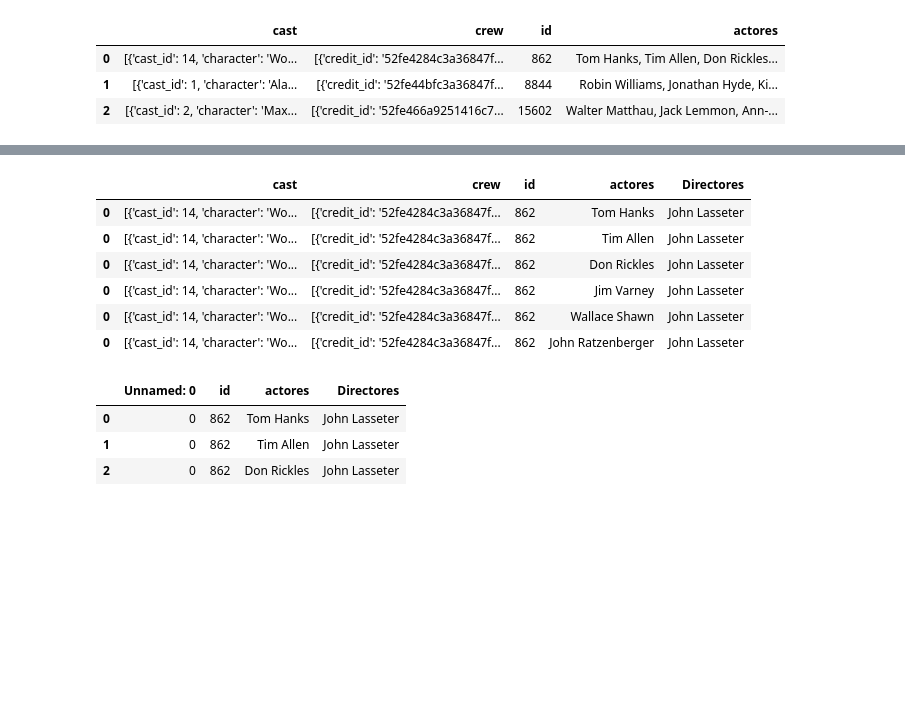
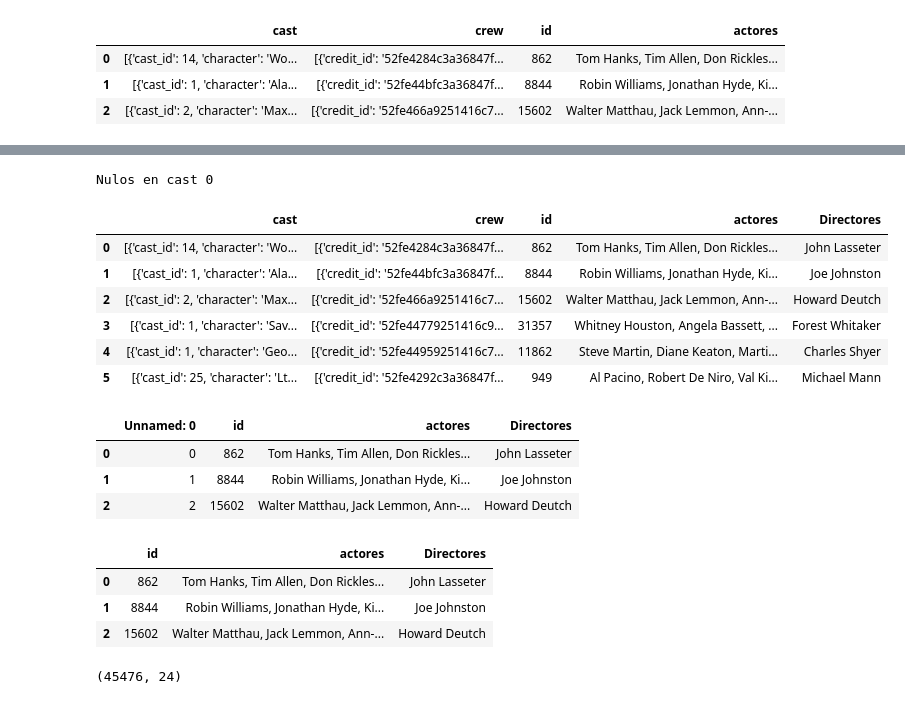
Before and after one commit to rmanzi13/PROYECTO-1-ML, a Jupyter notebook: ETL.ipynb, the cells around one changed output, grey strips where cells are left out. Cells and saved outputs as stored; diff of their text form; code cells hidden in the pictures; blank space fills up the shorter version.

```diff
--- a/ETL.ipynb
+++ b/ETL.ipynb
@@ -402,10 +402,3 @@ data_credits.head(3)
 | 0 | [{'cast_id': 14, 'character': 'Wo... | [{'credit_id': '52fe4284c3a36847f... | 862 | Tom Hanks, Tim Allen, Don Rickles... |
 | 1 | [{'cast_id': 1, 'character': 'Ala... | [{'credit_id': '52fe44bfc3a36847f... | 8844 | Robin Williams, Jonathan Hyde, Ki... |
 | 2 | [{'cast_id': 2, 'character': 'Max... | [{'credit_id': '52fe466a9251416c7... | 15602 | Walter Matthau, Jack Lemmon, Ann-... |
-# %%
-# Separo actores en filas individuales y manejo los valores nulos que pueda haber.
-
-data_credits['actores'] = data_credits['actores'].apply(lambda x: x.split(', ') if pd.notnull(x) else [])
-df_credits = data_credits.explode('actores')
-
-print(df_credits)
@@ -430,21 +405,26 @@ print(df_credits)
+# %%
+data_credits['cast'].fillna(0, inplace = True)
+print('Nulos en cast', data_credits.cast.isna().sum())
+# %% [output]
+Nulos en cast 0
 # %%
 # Vamos a trabajar la columna crew, para ello importamos la librería re
 import re    # importamos esta librería ya que la columna crew tiene muchas expresiones regulares
 
 # Definir el patrón de la expresión regular para extraer el nombre del director
 pattern = r"'job':\s*'Director',\s*'name':\s*'([^']*)'"
 
 # Aplicar la expresión regular a cada valor de la columna 'crew' y guardar el resultado en una nueva columna 'Director'
-df_credits['Directores'] = df_credits['crew'].apply(lambda x: re.search(pattern, x).group(1) if re.search(pattern, x) else '')
+data_credits['Directores'] = data_credits['crew'].apply(lambda x: re.search(pattern, x).group(1) if re.search(pattern, x) else '')
 
-df_credits.head(6)
+data_credits.head(6)
 # %% [output]
 |  | cast | crew | id | actores | Directores |
-| 0 | [{'cast_id': 14, 'character': 'Wo... | [{'credit_id': '52fe4284c3a36847f... | 862 | Tom Hanks | John Lasseter |
-| 0 | [{'cast_id': 14, 'character': 'Wo... | [{'credit_id': '52fe4284c3a36847f... | 862 | Tim Allen | John Lasseter |
-| 0 | [{'cast_id': 14, 'character': 'Wo... | [{'credit_id': '52fe4284c3a36847f... | 862 | Don Rickles | John Lasseter |
-| 0 | [{'cast_id': 14, 'character': 'Wo... | [{'credit_id': '52fe4284c3a36847f... | 862 | Jim Varney | John Lasseter |
-| 0 | [{'cast_id': 14, 'character': 'Wo... | [{'credit_id': '52fe4284c3a36847f... | 862 | Wallace Shawn | John Lasseter |
-| 0 | [{'cast_id': 14, 'character': 'Wo... | [{'credit_id': '52fe4284c3a36847f... | 862 | John Ratzenberger | John Lasseter |
+| 0 | [{'cast_id': 14, 'character': 'Wo... | [{'credit_id': '52fe4284c3a36847f... | 862 | Tom Hanks, Tim Allen, Don Rickles... | John Lasseter |
+| 1 | [{'cast_id': 1, 'character': 'Ala... | [{'credit_id': '52fe44bfc3a36847f... | 8844 | Robin Williams, Jonathan Hyde, Ki... | Joe Johnston |
+| 2 | [{'cast_id': 2, 'character': 'Max... | [{'credit_id': '52fe466a9251416c7... | 15602 | Walter Matthau, Jack Lemmon, Ann-... | Howard Deutch |
+| 3 | [{'cast_id': 1, 'character': 'Sav... | [{'credit_id': '52fe44779251416c9... | 31357 | Whitney Houston, Angela Bassett, ... | Forest Whitaker |
+| 4 | [{'cast_id': 1, 'character': 'Geo... | [{'credit_id': '52fe44959251416c7... | 11862 | Steve Martin, Diane Keaton, Marti... | Charles Shyer |
+| 5 | [{'cast_id': 25, 'character': 'Lt... | [{'credit_id': '52fe4292c3a36847f... | 949 | Al Pacino, Robert De Niro, Val Ki... | Michael Mann |
 # %%
 # Eliminamos la primera columna (col1), cast y crew
@@ -461,7 +441,17 @@ data_credits_final = pd.read_csv('credits_final.csv')
 # %%
-data_credits_final.head(3)
+data_credits_final2.head(3)
 # %% [output]
 |  | Unnamed: 0 | id | actores | Directores |
-| 0 | 0 | 862 | Tom Hanks | John Lasseter |
-| 1 | 0 | 862 | Tim Allen | John Lasseter |
-| 2 | 0 | 862 | Don Rickles | John Lasseter |
+| 0 | 0 | 862 | Tom Hanks, Tim Allen, Don Rickles... | John Lasseter |
+| 1 | 1 | 8844 | Robin Williams, Jonathan Hyde, Ki... | Joe Johnston |
+| 2 | 2 | 15602 | Walter Matthau, Jack Lemmon, Ann-... | Howard Deutch |
+# %%
+# Eliminar la columna "Unnamed: 0"
+data_credits_final2 = data_credits_final2.drop("Unnamed: 0", axis=1)
+
+data_credits_final2.head(3)
+# %% [output]
+|  | id | actores | Directores |
+| 0 | 862 | Tom Hanks, Tim Allen, Don Rickles... | John Lasseter |
+| 1 | 8844 | Robin Williams, Jonathan Hyde, Ki... | Joe Johnston |
+| 2 | 15602 | Walter Matthau, Jack Lemmon, Ann-... | Howard Deutch |
@@ -467,0 +471,4 @@ data_credits_final.head(3)
+# %%
+df.shape
+# %% [output]
+(45476, 24)
```
Also changed, not shown: parts of 9 cells of this notebook, 3 other files.
